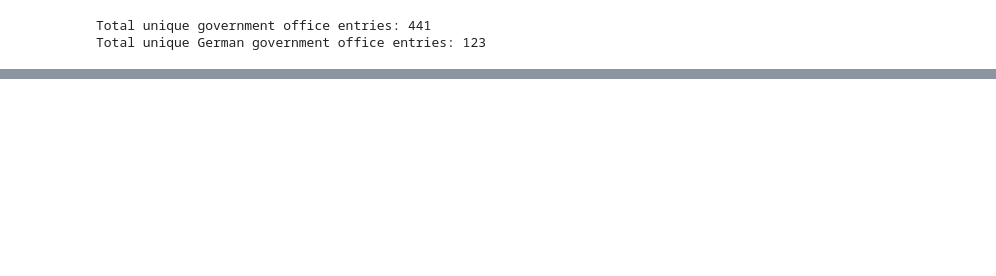
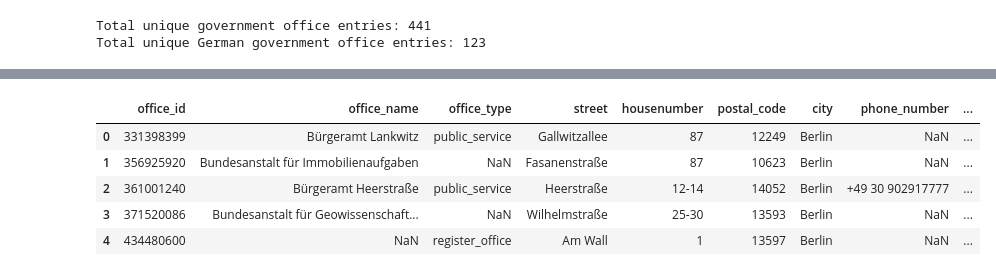
Before and after one commit to Nigar1209/berlin-poi-osm-pipeline, a Jupyter notebook: government_offices/scripts/government_offices_data_transformation.ipynb, the cells around one changed output, grey strips where cells are left out. Cells and saved outputs as stored; diff of their text form; code cells hidden in the pictures; blank space fills up the shorter version.

```diff
--- a/government_offices/scripts/government_offices_data_transformation.ipynb
+++ b/government_offices/scripts/government_offices_data_transformation.ipynb
@@ -375,0 +176,5 @@ Validate and Clean Geospatial Data:
+# %%
+print(government_offices_gdf['opening_hours'].isna().sum())
+government_offices_gdf= fill_column_sequential(df=government_offices_gdf,
+                       main_column='opening_hours',
+                       fallback_columns=['opening_hours:signed'])
@@ -375,0 +185,5 @@ Validate and Clean Geospatial Data:
+# %%
+print(government_offices_gdf['website'].isna().sum())
+government_offices_gdf= fill_column_sequential(df=government_offices_gdf,
+                       main_column='website',
+                       fallback_columns=['contact:website'])
@@ -375,0 +194,5 @@ Validate and Clean Geospatial Data:
+# %%
+print(government_offices_gdf['contact:phone'].isna().sum())
+government_offices_gdf= fill_column_sequential(df=government_offices_gdf,
+                       main_column='contact:phone',
+                       fallback_columns=['phone'])
@@ -375,0 +203,5 @@ Validate and Clean Geospatial Data:
+# %%
+print(government_offices_gdf['email'].isna().sum())
+government_offices_gdf= fill_column_sequential(df=government_offices_gdf,
+                       main_column='email',
+                       fallback_columns=['contact:email'])
@@ -375,0 +224,68 @@ Validate and Clean Geospatial Data:
+# %%
+
+# Column mapping for government offices data
+column_mapping = {
+    # office id and name related columns
+    'id': 'office_id',
+    'name': 'office_name',
+    'government': 'office_type',
+
+    # Address related columns
+    'addr:housenumber': 'housenumber',
+    'addr:street': 'street',
+    'addr:postcode': 'postal_code',
+    'addr:city': 'city',
+
+    # Contact information
+    'contact:phone': 'phone_number',
+    'email': 'email',
+    'website': 'website',
+    'opening_hours': 'opening_hours',
+    'wheelchair': 'wheelchair_accessible',
+
+    # Location (will be calculated from geometry)
+    'latitude': 'latitude',
+    'longitude': 'longitude',
+    'geometry': 'geometry',
+
+}
+
+# Apply the mapping
+government_offices_mapped = government_offices_gdf.rename(columns=column_mapping)
+
+# Select and reorder columns to match the desired 19-column structure
+desired_columns = [
+    'office_id',
+    'office_name',
+    'office_type',
+    'street',
+    'housenumber',
+    'postal_code',
+    'city',
+    'phone_number',
+    'email',
+    'website',
+    'opening_hours',
+    'wheelchair_accessible',
+    'latitude',
+    'longitude',
+    'geometry',
+    'coordinate_type'
+]
+
+# Create the final dataframe with only available columns
+available_columns = [col for col in desired_columns if col in government_offices_mapped.columns]
+government_offices_final = government_offices_mapped[available_columns].copy()
+
+# Add missing columns with None/NaN values
+for col in desired_columns:
+    if col not in government_offices_final.columns:
+        government_offices_final[col] = None
+
+# Reorder to match desired structure
+government_offices_final = government_offices_final[desired_columns]
+
+print(f"Final structure: {government_offices_final.shape}")
+print(f"Columns: {government_offices_final.columns.tolist()}")
+government_offices_final.head()
+# %% [output]
@@ -375,0 +294,6 @@ Validate and Clean Geospatial Data:
+|  | office_id | office_name | office_type | street | housenumber | postal_code | city | phone_number | ... |
+| 0 | 331398399 | Bürgeramt Lankwitz | public_service | Gallwitzallee | 87 | 12249 | Berlin | NaN | ... |
+| 1 | 356925920 | Bundesanstalt für Immobilienaufgaben | NaN | Fasanenstraße | 87 | 10623 | Berlin | NaN | ... |
+| 2 | 361001240 | Bürgeramt Heerstraße | public_service | Heerstraße | 12-14 | 14052 | Berlin | +49 30 902917777 | ... |
+| 3 | 371520086 | Bundesanstalt für Geowissenschaft... | NaN | Wilhelmstraße | 25-30 | 13593 | Berlin | NaN | ... |
+| 4 | 434480600 | NaN | register_office | Am Wall | 1 | 13597 | Berlin | NaN | ... |
```
Also changed, not shown: parts of 63 cells of this notebook, 7 other files.
